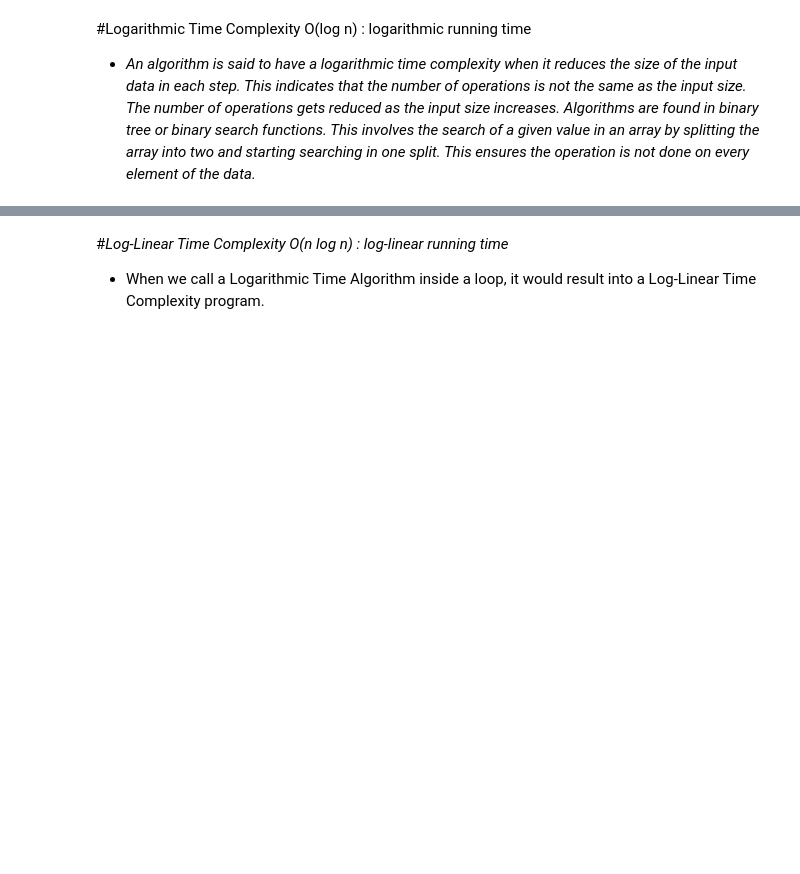
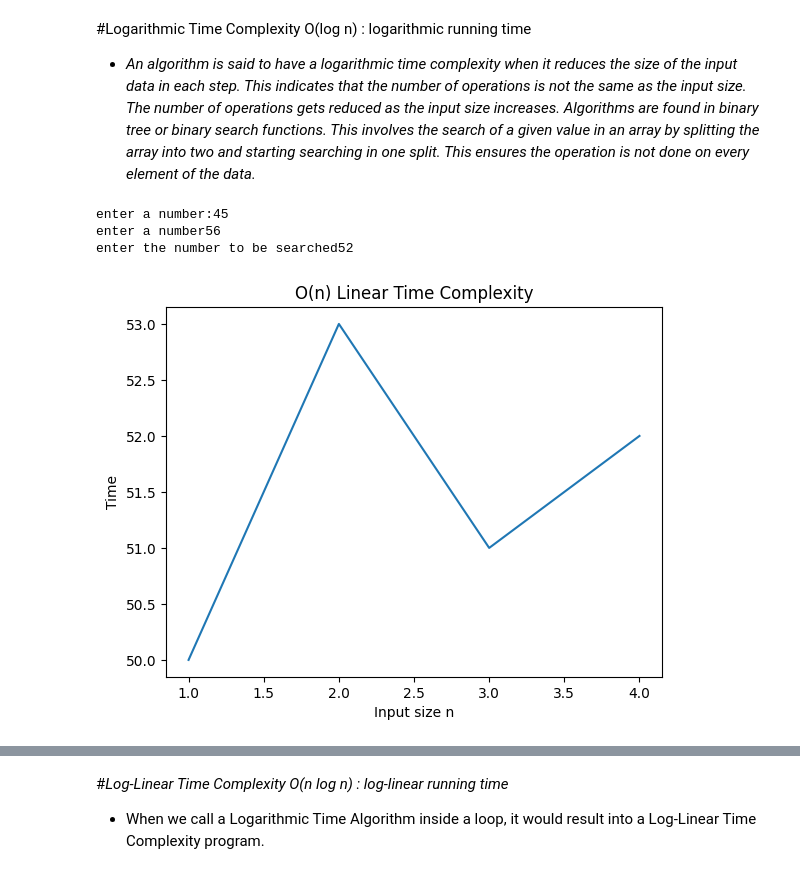
Before and after one commit to KiSa-17/APS-lab, a Jupyter notebook: Lab_3_Growth_of_function.ipynb, the cells around one changed output, grey strips where cells are left out. Drawn from its saved outputs; the diff is of its cells as text; code cells hidden in the pictures; blank space fills up the shorter version.

```diff
--- a/Lab_3_Growth_of_function.ipynb
+++ b/Lab_3_Growth_of_function.ipynb
@@ -71,3 +90,21 @@ plt.show()
 # %%
 #Prob_3:Take another example and write the code that runs in linear amount of time no matter what is the size of input..
 #similar to example-2, also plot the graph (eg. even_oddcounts elements greater than zero)
+def even_odd(n):
+  e,o=0,0
+  for i in n:
+    if(i%2==0): e+=1
+    else: o+=1
+  return e,o
+values=list(range(1,101))
+time=[]
+for n in values:
+    data = list(range(n))
+    e, o= even_odd(data)
+    time.append(n)
+plt.figure()
+plt.plot(values, time)
+plt.xlabel("Input size n")
+plt.ylabel("Time")
+plt.title("O(n) Linear Time Complexity")
+plt.show()
@@ -78,0 +116,27 @@ plt.show()
+# %%
+#Prob_4 Take Suitable example and write function that runs in logarithic time. plot graph as well similar to above example.
+def mid_point(a,b,n):
+  time=[]
+  while(True):
+    mid=(a+b)//2
+    if(n<mid): b=mid
+    else: a=mid
+    time.append(mid)
+    if (mid==n): return time
+a=int(input("enter a number:"))
+b=int(input("enter a number"))
+n=int(input("enter the number to be searched"))
+time= list(mid_point(a,b,n))
+x=len(time)
+values=list(range(1,x+1.))
+plt.figure()
+plt.plot(values, time)
+plt.xlabel("Input size n")
+plt.ylabel("Time")
+plt.title("O(n) Linear Time Complexity")
+plt.show()
+# %% [output]
+enter a number:45
+enter a number56
+enter the number to be searched52
+[figure, added]
```
Also changed, not shown: parts of 6 cells of this notebook.
